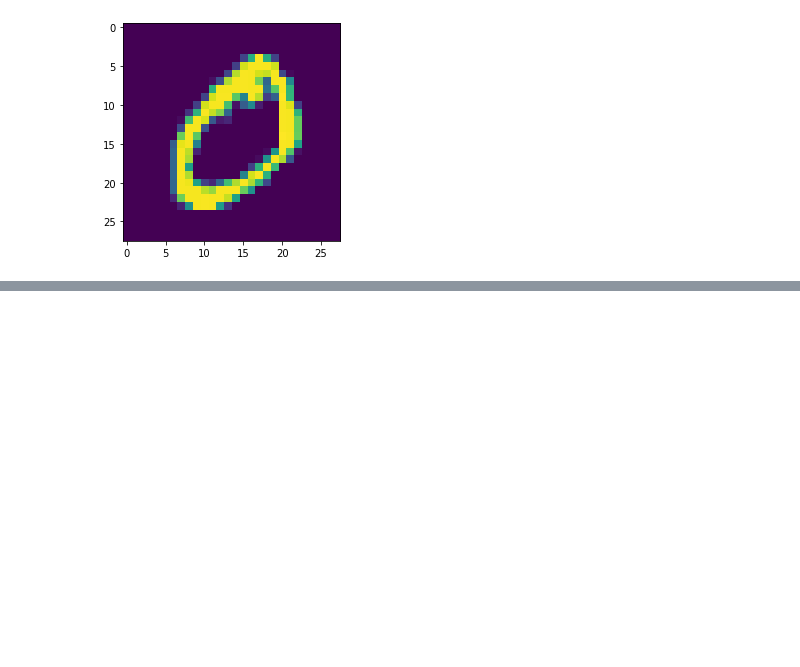
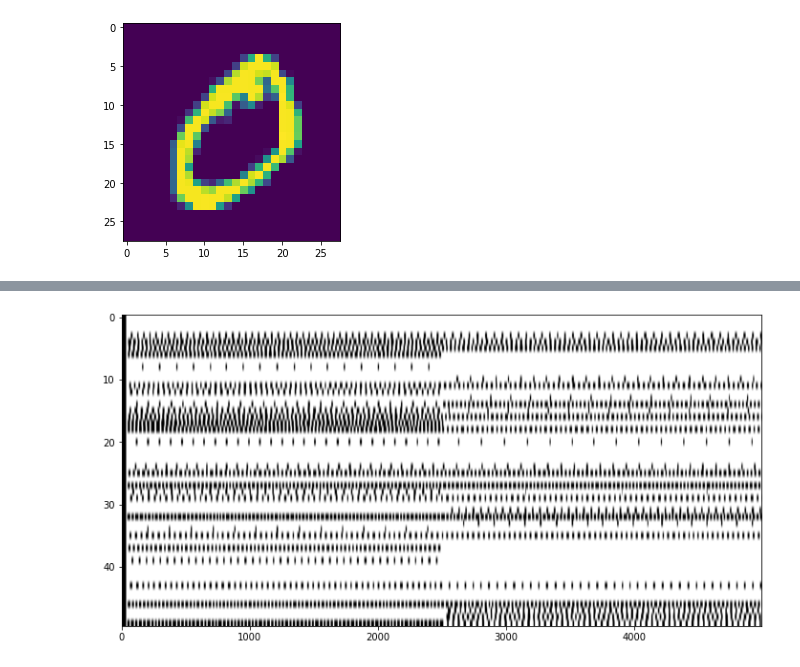
Before and after one commit to JD-14/grill-spice, a Jupyter notebook: nengo_spice_colab/MNIST_nengo_ngspice.ipynb, the cells around one changed output, grey strips where cells are left out. Drawn from its saved outputs; the diff is of its cells as text; code cells hidden in the pictures; blank space fills up the shorter version.

```diff
--- a/nengo_spice_colab/MNIST_nengo_ngspice.ipynb
+++ b/nengo_spice_colab/MNIST_nengo_ngspice.ipynb
@@ -161,0 +226,18 @@ with nengo.Simulator(model) as sim:  # Create the simulator
+# %%
+## define the sources
+netlist_source = '''
+.param vsource = 1.8
+Vdd Vdd 0 {vsource}
+'''
+# %%
+netlist_inputs = create_neuron_current_netlist(E,B,stim,N)
+# %%
+def simulate(circuit):
+    ngspice.load_circuit(circuit)
+    ngspice.run()
+    print('Plots:', ngspice.plot_names)
+    plot = ngspice.plot(simulation=None, plot_name=ngspice.last_plot)
+    return plot
+# %%
+netlist = netlist_top + netlist_source + neuron_model + netlist_inputs+ netlist_neurons+ netlist_bottom
+out=simulate(netlist)
@@ -161,0 +262,18 @@ with nengo.Simulator(model) as sim:  # Create the simulator
+# %%
+def extract_A_matrix(result, N, stim):
+    t = np.linspace(min(out['time']._data), max(out['time']._data), len(stim))
+    temp_time = out['time']._data
+    inpterpolated_result = np.zeros((len(stim), N))
+    A = np.zeros((len(stim), N))
+    for j in range(N):
+        temp_str = '@rload'+str(j)+'[i]'
+        temp_out = result[temp_str]._data
+        inpterpolated_result[:,j] = np.interp(t, temp_time, temp_out)
+        A[:,j] = inpterpolated_result[:,j] > max(inpterpolated_result[:,j])/2
+    return A
+A_from_spice = extract_A_matrix(out, N, stim)
+plt.figure(figsize=(12,6))
+plt.imshow(A_from_spice.T, aspect='auto', cmap='gray_r')
+plt.show()
+# %% [output]
+[figure, added]
```
Also changed, not shown: parts of 28 cells of this notebook, 1 other file.
